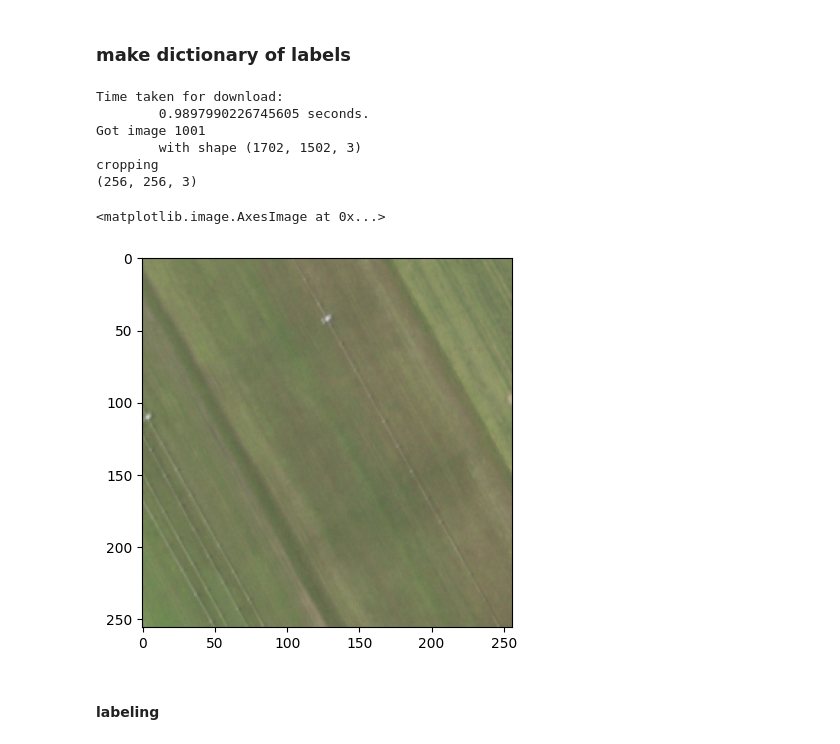
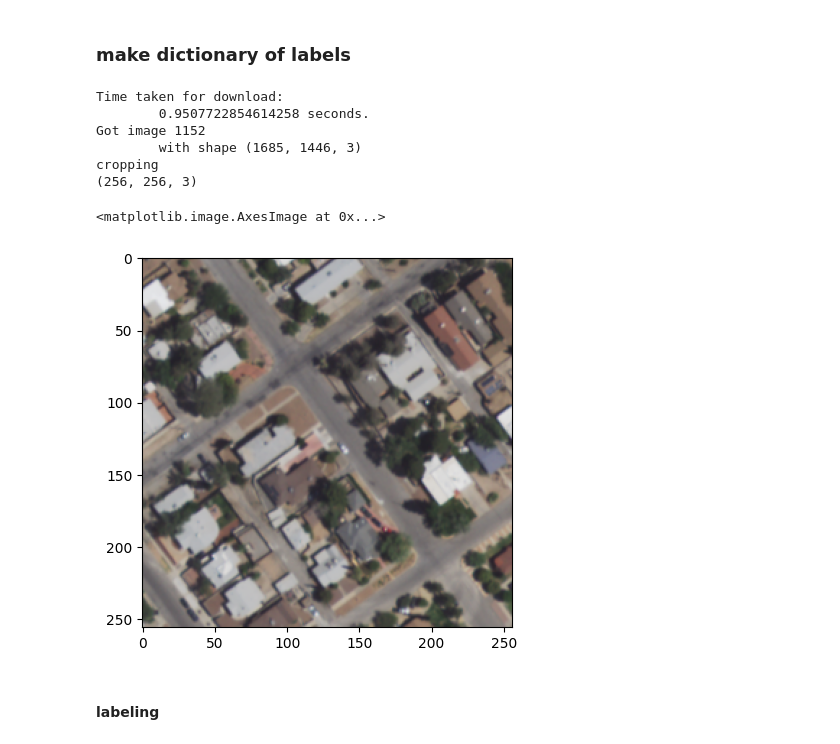
Before and after one commit to LuckyLaharlTim/pipeline-elevation-project, a Jupyter notebook: Modeling/model.ipynb, the cells around one changed output. Cells and saved outputs as stored; diff of their text form; code cells hidden in the pictures.

```diff
--- a/Modeling/model.ipynb
+++ b/Modeling/model.ipynb
@@ -54,15 +54,15 @@ def getImage(i):
     raw_filename = './images/'+fname
     BUCKET_NAME = 'test_export_bucket0' # change to 'gee_image_exports'
     # put service account key after from_service_account_json() if necessary
-    # storage_client = storage.Client.from_service_account_json(r"C:\Users\toliv\Downloads\pipeline-elevation-project-4a13c9f56bb1.json")
+    storage_client = storage.Client.from_service_account_json(r"C:\Users\toliv\Downloads\pipeline-elevation-project-4a13c9f56bb1.json")
     raw_blobname = fname # change to f'USDA_aerials/{raw_filename}'
     checkdirs("./images")
 
     ## actually grab from cloud storage bucket
-    # blob = storage_client.bucket(
+    blob = storage_client.bucket(
+    BUCKET_NAME).blob(raw_blobname)
+    # blob = storage.Client(project="pipeline-elevation-project").bucket(
     # BUCKET_NAME).blob(raw_blobname)
-    blob = storage.Client(project="pipeline-elevation-project").bucket(
-    BUCKET_NAME).blob(raw_blobname)
     start = time.time()
     blob.download_to_filename(raw_filename)
     end = time.time()
@@ -103,18 +103,18 @@ imgList = []
 # %% [markdown]
 ### make dictionary of labels
 # %%
-i = 1001
+i = 1152
 image = getImage(i)
 plt.imshow(image)
 # %% [output]
 Time taken for download:
-        0.9897990226745605 seconds.
-Got image 1001
-        with shape (1702, 1502, 3)
+        0.9507722854614258 seconds.
+Got image 1152
+        with shape (1685, 1446, 3)
 cropping
 (256, 256, 3)
 <matplotlib.image.AxesImage at 0x...>
-[figure, old version]
+[figure, new version]
 # %% [markdown]
 #### labeling
 # %%
```
Also changed, not shown: parts of 1 cell of this notebook, 11 other files.
